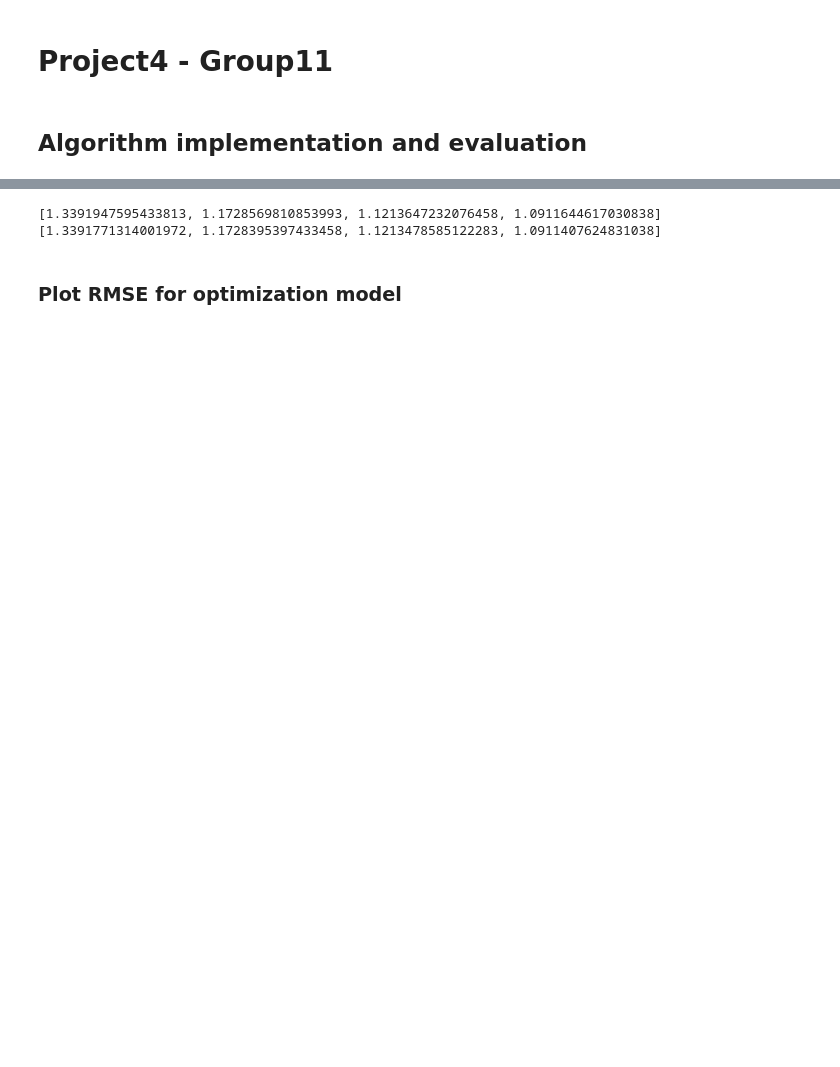
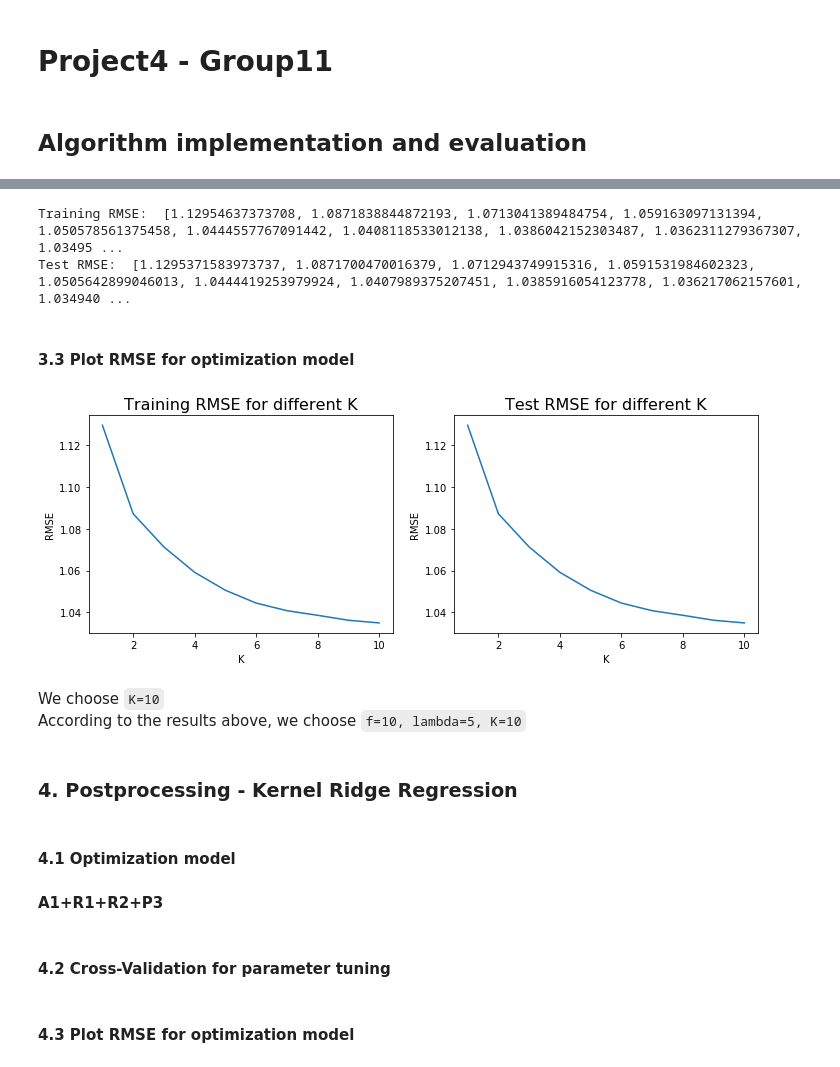
Before and after one commit to TZstatsADS/Spring2020-Project4-group11, a Jupyter notebook: doc/main.ipynb, the cells around one changed output, grey strips where cells are left out. Drawn from its saved outputs; the diff is of its cells as text; code cells hidden in the pictures; blank space fills up the shorter version.

```diff
--- a/doc/main.ipynb
+++ b/doc/main.ipynb
@@ -17,7 +19,7 @@ import seaborn as sns
 # %%
 data = pd.read_csv('../data/ml-latest-small/ratings.csv')
 # %%
-#train, test = train_test_split(data, test_size = 0.2)
+train, test = train_test_split(data, test_size = 0.2)
 
 #train_user = list(train["userId"])
 #train_movie = list(train["movieId"])
@@ -320,14 +325,37 @@ def cv_knn(tr, K, KK):
 #train for 10 iterarions each time
 trains_knn = []
 tests_knn = []
-for KK in range(1,5):
+for KK in range(1,11):
         train_knn,test_knn = cv_knn(data,5,KK)
         trains_knn.append(np.mean(train_knn))
         tests_knn.append(np.mean(test_knn))
 
-print(trains_knn)
-print(tests_knn)
+print("Training RMSE: ", trains_knn)
+print("Test RMSE: ", tests_knn)
 # %% [output]
-[1.3391947595433813, 1.1728569810853993, 1.1213647232076458, 1.0911644617030838] [1.3391771314001972, 1.1728395397433458, 1.1213478585122283, 1.0911407624831038]
+Training RMSE:  [1.12954637373708, 1.0871838844872193, 1.0713041389484754, 1.059163097131394, 1.050578561375458, 1.0444557767091442, 1.0408118533012138, 1.0386042152303487, 1.0362311279367307, 1.03495 ...
+Test RMSE:  [1.1295371583973737, 1.0871700470016379, 1.0712943749915316, 1.0591531984602323, 1.0505642899046013, 1.0444419253979924, 1.0407989375207451, 1.0385916054123778, 1.036217062157601, 1.034940 ...
 # %% [markdown]
-### Plot RMSE for optimization model
+#### 3.3 Plot RMSE for optimization model
+# %%
+fig,ax=plt.subplots(1,2,figsize=(12,4))
+ax[0].plot(range(1,11),trains_knn)
+ax[1].plot(range(1,11),tests_knn)
+#plt.legend(["Training MSE of KNN","Test MSE of KNN"], loc='upper right')
+ax[0].set_xlabel('K', fontsize=10)
+ax[0].set_ylabel('RMSE', fontsize=10)
+ax[0].set_title("Training RMSE for different K", fontsize=16)
+ax[1].set_xlabel('K', fontsize=10)
+ax[1].set_ylabel('RMSE', fontsize=10)
+ax[1].set_title("Test RMSE for different K", fontsize=16)
+plt.show()
+# %% [output]
+[figure, added]
+# %% [markdown]
+ We choose `K=10`
+ According to the results above, we choose `f=10, lambda=5, K=10`
+# %% [markdown]
+### 4. Postprocessing - Kernel Ridge Regression
+# %% [markdown]
+#### 4.1 Optimization model
+#### A1+R1+R2+P3
@@ -333,0 +402,2 @@ print(tests_knn)
+# %% [markdown]
+#### 4.2 Cross-Validation for parameter tuning
@@ -334,2 +472,4 @@ print(tests_knn)
+# %% [markdown]
+#### 4.3 Plot RMSE for optimization model
 # %%
 plt.figure(figsize=(10,5))
```
Also changed, not shown: parts of 39 cells of this notebook, 4 other files.
